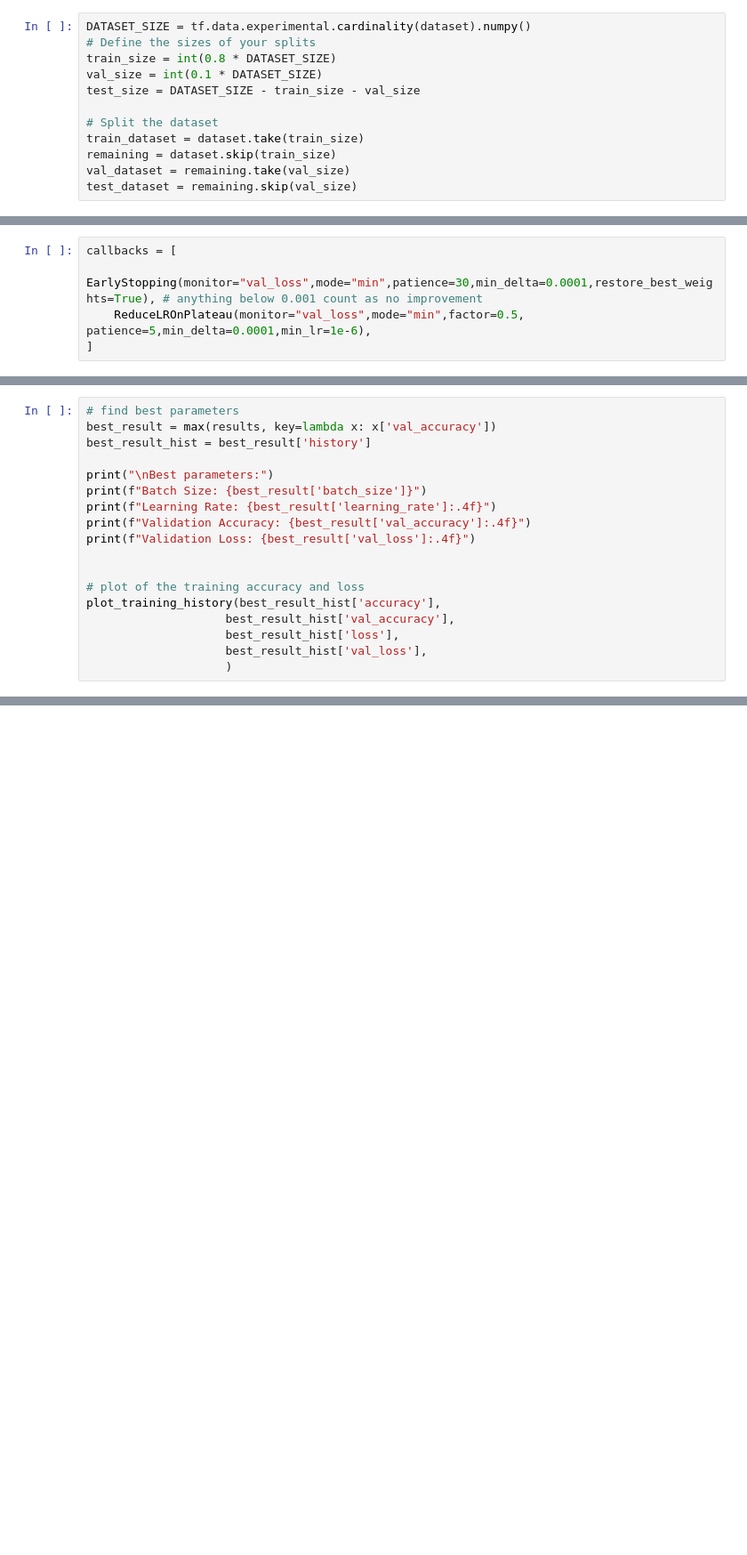
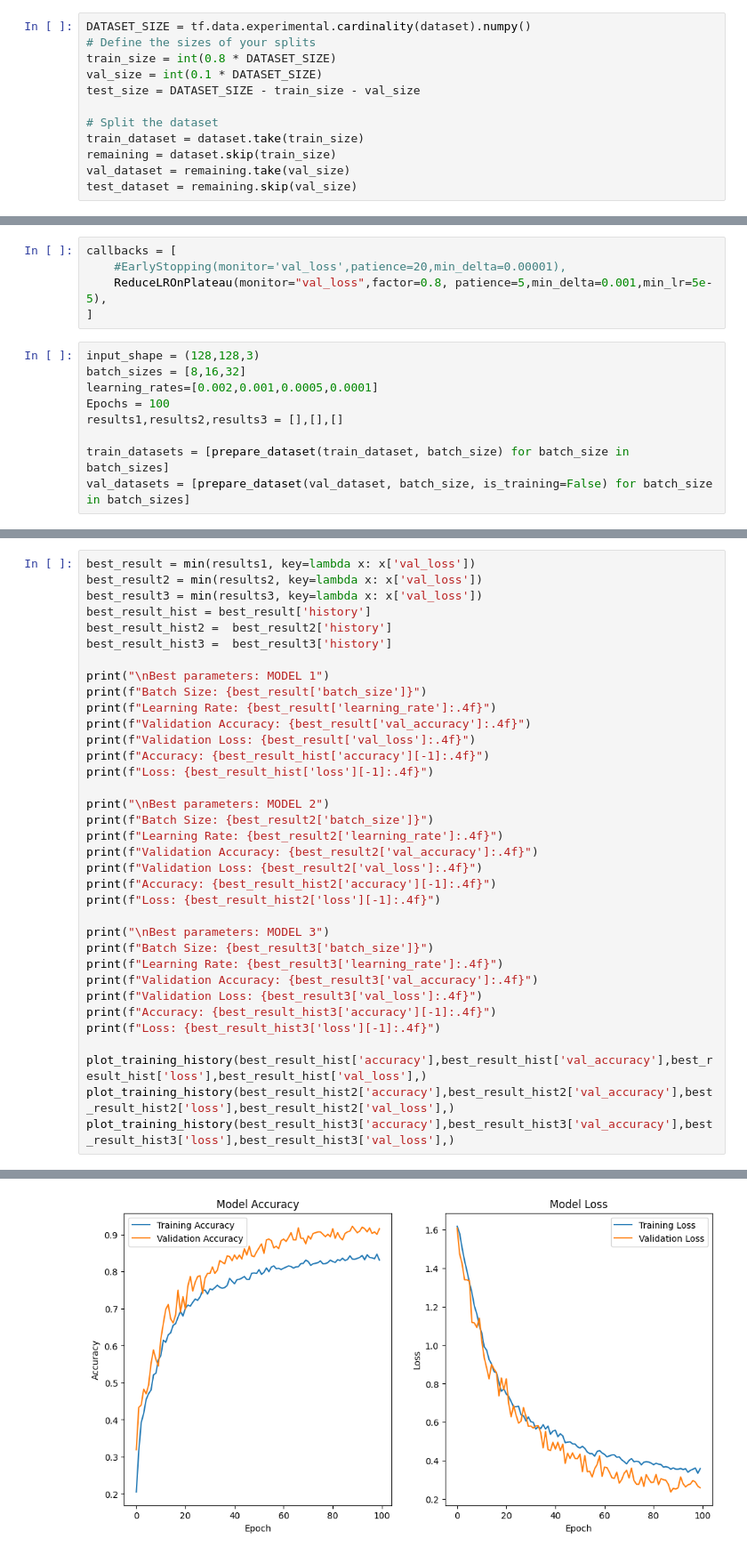
Before and after one commit to Acnosan/self_emotions_classification, a Jupyter notebook: optimized_training.ipynb, the cells around one changed output, grey strips where cells are left out. Shown at 89% size. Drawn from its saved outputs; the diff is of its cells as text; blank space fills up the shorter version.

```diff
--- a/optimized_training.ipynb
+++ b/optimized_training.ipynb
@@ -175,6 +344,15 @@ class_weights = {
 # %%
 callbacks = [
-    EarlyStopping(monitor="val_loss",mode="min",patience=30,min_delta=0.0001,restore_best_weights=True), # anything below 0.001 count as no improvement
-    ReduceLROnPlateau(monitor="val_loss",mode="min",factor=0.5, patience=5,min_delta=0.0001,min_lr=1e-6),
+    #EarlyStopping(monitor='val_loss',patience=20,min_delta=0.00001),
+    ReduceLROnPlateau(monitor="val_loss",factor=0.8, patience=5,min_delta=0.001,min_lr=5e-5),
 ]
+# %%
+input_shape = (128,128,3)
+batch_sizes = [8,16,32]
+learning_rates=[0.002,0.001,0.0005,0.0001]
+Epochs = 100
+results1,results2,results3 = [],[],[]
+
+train_datasets = [prepare_dataset(train_dataset, batch_size) for batch_size in batch_sizes]
+val_datasets = [prepare_dataset(val_dataset, batch_size, is_training=False) for batch_size in batch_sizes]
 # %%
@@ -227,18 +498,36 @@ display(HTML("<h1 style='color: yellow;'>Execution complete! 🎉</h1>"))
 # %%
-# find best parameters
-best_result = max(results, key=lambda x: x['val_accuracy'])
+best_result = min(results1, key=lambda x: x['val_loss'])
+best_result2 = min(results2, key=lambda x: x['val_loss'])
+best_result3 = min(results3, key=lambda x: x['val_loss'])
 best_result_hist = best_result['history']
+best_result_hist2 =  best_result2['history']
+best_result_hist3 =  best_result3['history']
 
-print("\nBest parameters:")
+print("\nBest parameters: MODEL 1")
 print(f"Batch Size: {best_result['batch_size']}")
 print(f"Learning Rate: {best_result['learning_rate']:.4f}")
 print(f"Validation Accuracy: {best_result['val_accuracy']:.4f}")
 print(f"Validation Loss: {best_result['val_loss']:.4f}")
+print(f"Accuracy: {best_result_hist['accuracy'][-1]:.4f}")
+print(f"Loss: {best_result_hist['loss'][-1]:.4f}")
 
+print("\nBest parameters: MODEL 2")
+print(f"Batch Size: {best_result2['batch_size']}")
+print(f"Learning Rate: {best_result2['learning_rate']:.4f}")
+print(f"Validation Accuracy: {best_result2['val_accuracy']:.4f}")
+print(f"Validation Loss: {best_result2['val_loss']:.4f}")
+print(f"Accuracy: {best_result_hist2['accuracy'][-1]:.4f}")
+print(f"Loss: {best_result_hist2['loss'][-1]:.4f}")
 
-# plot of the training accuracy and loss
-plot_training_history(best_result_hist['accuracy'],
-                    best_result_hist['val_accuracy'],
-                    best_result_hist['loss'],
-                    best_result_hist['val_loss'],
-                    )
+print("\nBest parameters: MODEL 3")
+print(f"Batch Size: {best_result3['batch_size']}")
+print(f"Learning Rate: {best_result3['learning_rate']:.4f}")
+print(f"Validation Accuracy: {best_result3['val_accuracy']:.4f}")
+print(f"Validation Loss: {best_result3['val_loss']:.4f}")
+print(f"Accuracy: {best_result_hist3['accuracy'][-1]:.4f}")
+print(f"Loss: {best_result_hist3['loss'][-1]:.4f}")
+
+plot_training_history(best_result_hist['accuracy'],best_result_hist['val_accuracy'],best_result_hist['loss'],best_result_hist['val_loss'],)
+plot_training_history(best_result_hist2['accuracy'],best_result_hist2['val_accuracy'],best_result_hist2['loss'],best_result_hist2['val_loss'],)
+plot_training_history(best_result_hist3['accuracy'],best_result_hist3['val_accuracy'],best_result_hist3['loss'],best_result_hist3['val_loss'],)
+# %% [output]
@@ -244,0 +551 @@ plot_training_history(best_result_hist['accuracy'],
+[figure, added]
```
Also changed, not shown: parts of 24 cells of this notebook, 6 other files.
